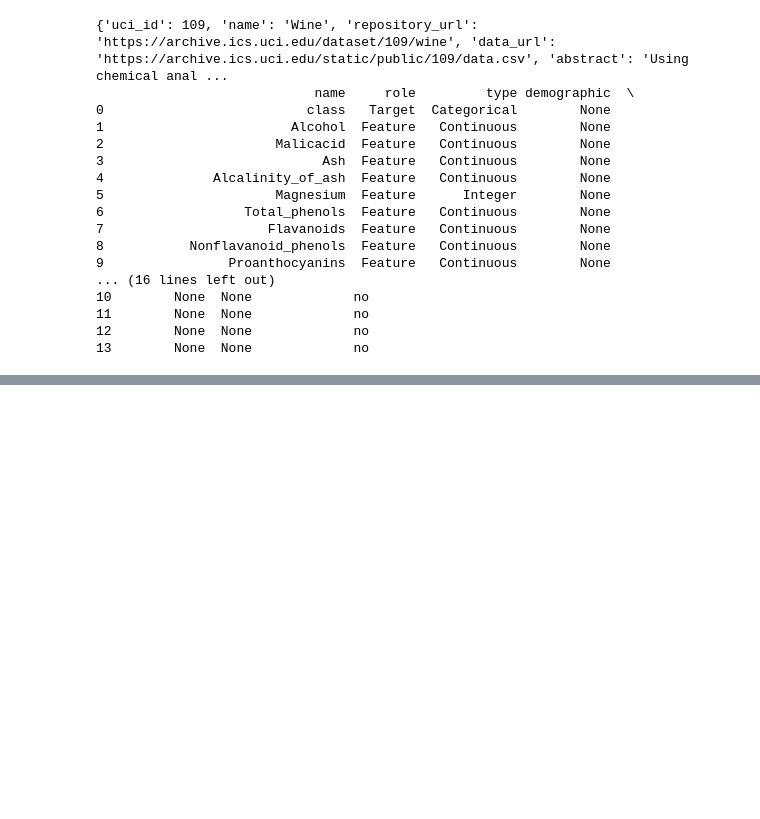
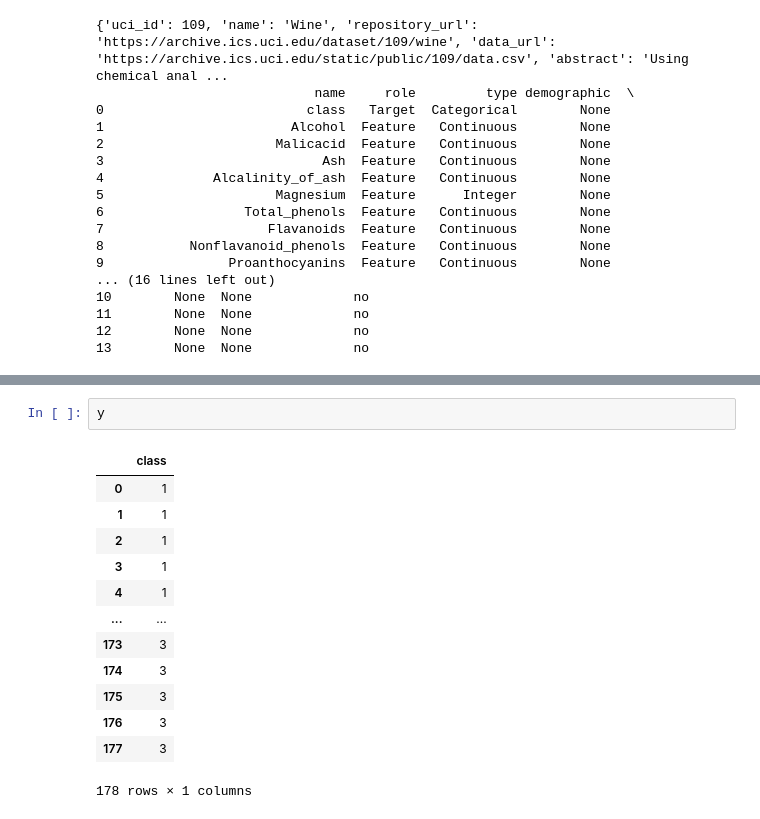
Before and after one commit to Shivansh20128/AI-Assignments, a Jupyter notebook: code.ipynb, the cells around one changed output, grey strips where cells are left out. Drawn from its saved outputs; the diff is of its cells as text; blank space fills up the shorter version.

```diff
--- a/code.ipynb
+++ b/code.ipynb
@@ -89,0 +70,16 @@ print(wine.variables)
+# %%
+y
+# %% [output]
+|  | class |
+| 0 | 1 |
+| 1 | 1 |
+| 2 | 1 |
+| 3 | 1 |
+| 4 | 1 |
+| ... | ... |
+| 173 | 3 |
+| 174 | 3 |
+| 175 | 3 |
+| 176 | 3 |
+| 177 | 3 |
+178 rows × 1 columns
```
Also changed, not shown: parts of 8 cells of this notebook, 5 other files.
